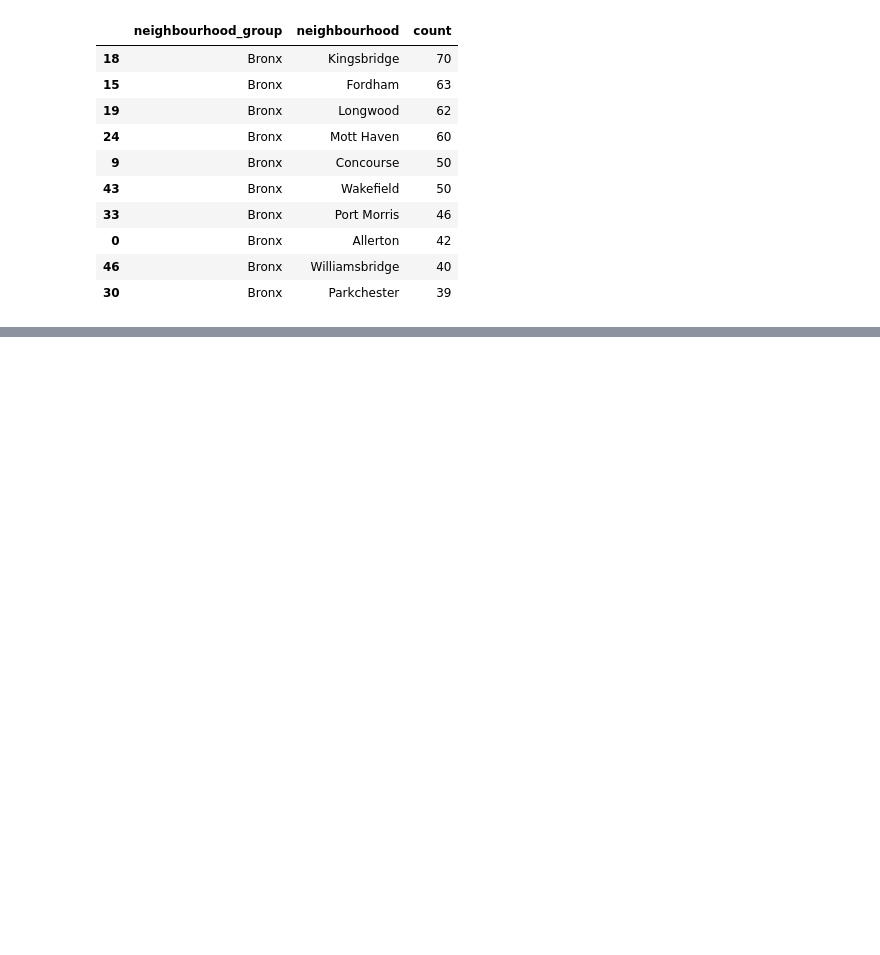
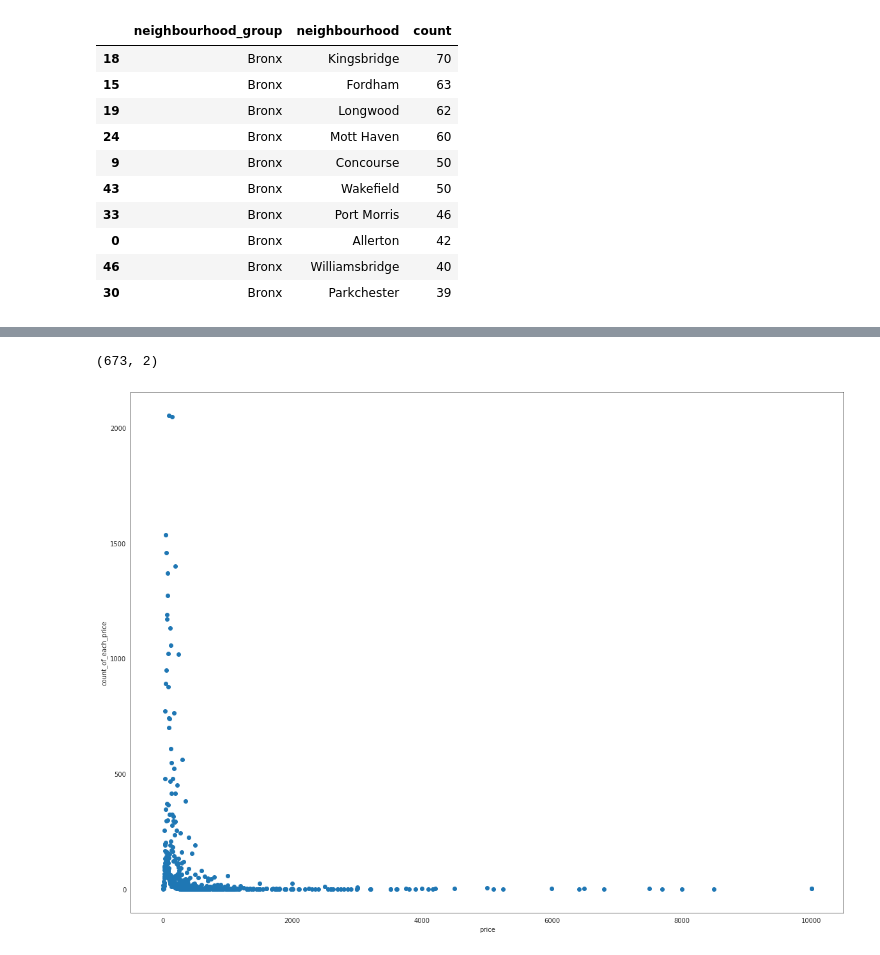
Before and after one commit to Sanjaycsk/AirBnb-EDA, a Jupyter notebook: AirBnB_Project.ipynb, the cells around one changed output, grey strips where cells are left out. Cells and saved outputs as stored; diff of their text form; code cells hidden in the pictures; blank space fills up the shorter version.

```diff
--- a/AirBnB_Project.ipynb
+++ b/AirBnB_Project.ipynb
@@ -351,0 +371,3 @@ Top 10 count's in Bronx neighbourhood are:
+# %%
+Price_analysis_count_checker = airbnb_file[['name','price']].groupby(['price'])['price'].count().reset_index(name='count_of_each_price').sort_values(['price'], ascending=[False])
+Price_analysis_count_checker.tail(10)
@@ -351,0 +406,3 @@ Top 10 count's in Bronx neighbourhood are:
+# %%
+Price_analysis_count_checker = Price_analysis_count_checker[Price_analysis_count_checker.price != 0]
+Price_analysis_count_checker.tail(10)
@@ -351,0 +421,13 @@ Top 10 count's in Bronx neighbourhood are:
+# %%
+Price_analysis_count_checker.shape
+# %% [output]
+(673, 2)
+# %%
+plt.figure(figsize=(20,15))
+Price_analysis_count_checker = Price_analysis_count_checker.sort_values('price' ,ascending= False)
+gridobj = plt.scatter(x="price", y="count_of_each_price", data=Price_analysis_count_checker)
+plt.xlabel("price")
+plt.ylabel("count_of_each_price")
+plt.show()
+# %% [output]
+[figure, added]
```
Also changed, not shown: parts of 11 cells of this notebook.
